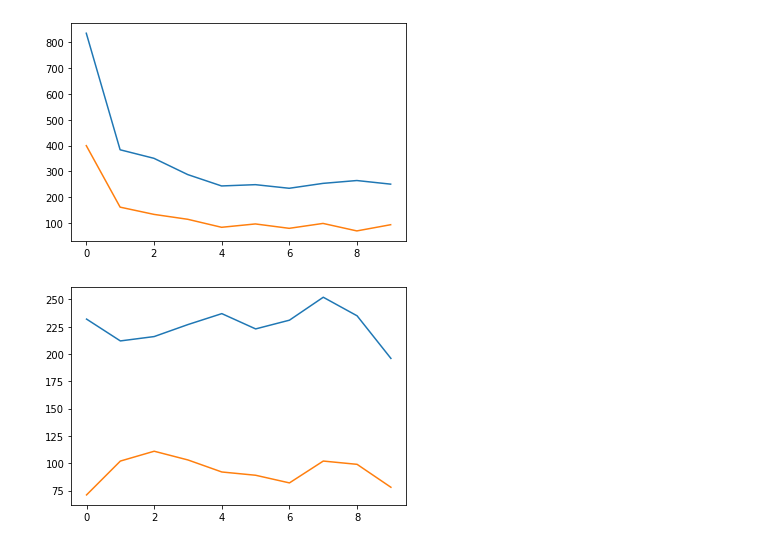
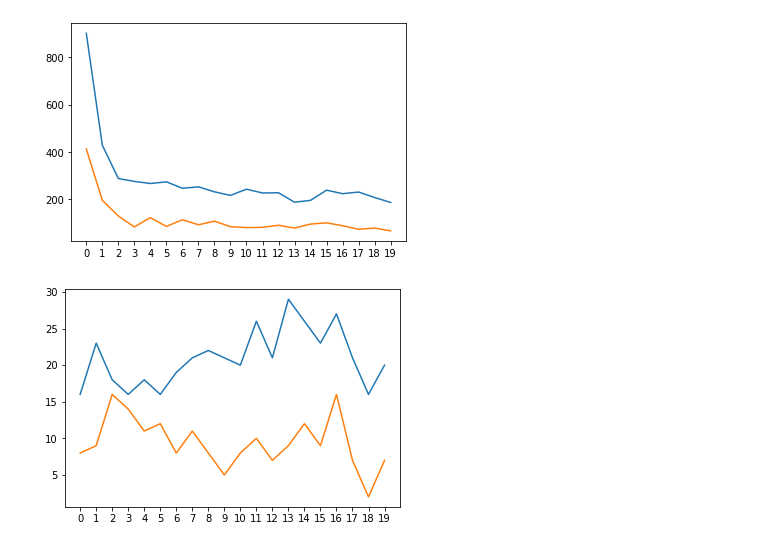
Before and after one commit to yinozemcev/ISIT, a Jupyter notebook: tictactoeRL/Tic-Tac-Toe.ipynb, the cells around one changed output. Cells and saved outputs as stored; diff of their text form; code cells hidden in the pictures.

```diff
--- a/tictactoeRL/Tic-Tac-Toe.ipynb
+++ b/tictactoeRL/Tic-Tac-Toe.ipynb
@@ -136,5 +132,17 @@ class Game:
+# %%
+def show_stats(agent1_stat, agent2_stat, training_iterations):
+    x = np.arange(training_iterations)
+    y1 = np.array(agent1_stat)
+    y2 = np.array(agent2_stat)
+
+    plt.xlabel = 'Номер игровой сессии'
+    plt.ylabel = 'Количество побед в сессии'
+    plt.xticks(x)
+    plt.plot(x, y1)
+    plt.plot(x, y2)
+    plt.show()
 # %%
-def session(agent1_path, agent2_path, epsilon, alpha, training_iterations=10, game_count = 10000):
+def session(agent1_path, agent2_path, epsilon, alpha, training_iterations, game_count):
     agent1_stat = list()
     agent2_stat = list()
     for _ in range(training_iterations):
@@ -145,18 +153,12 @@ def session(agent1_path, agent2_path, epsilon, alpha, training_iterations=10, ga
         agent1_stat.append(game.agent1_wins)
         agent2_stat.append(game.agent2_wins)
 
-    x = np.arange(training_iterations)
-    y1 = np.array(agent1_stat)
-    y2 = np.array(agent2_stat)
-
-    plt.plot(x, y1)
-    plt.plot(x, y2)
-    plt.show()
+    show_stats(agent1_stat, agent2_stat, training_iterations)
 # %%
-session('agent1.values', 'agent2.values', 0.3, 0.3) #тренировка
+session('agent1.values', 'agent2.values', 0.3, 0.5, 20, 10000) #обучение
 # %% [output]
-[figure, old version]
+[figure, new version]
 # %%
-session('agent1.values', 'agent2.values', 0, 0.5) #игра обученных агентов
+session('agent1.values', 'agent2.values', 0, 0.9, 20, 1000) #игра обученных агентов
 # %% [output]
-[figure, old version]
+[figure, new version]
```
Also changed, not shown: parts of 1 cell of this notebook, 2 other files.
